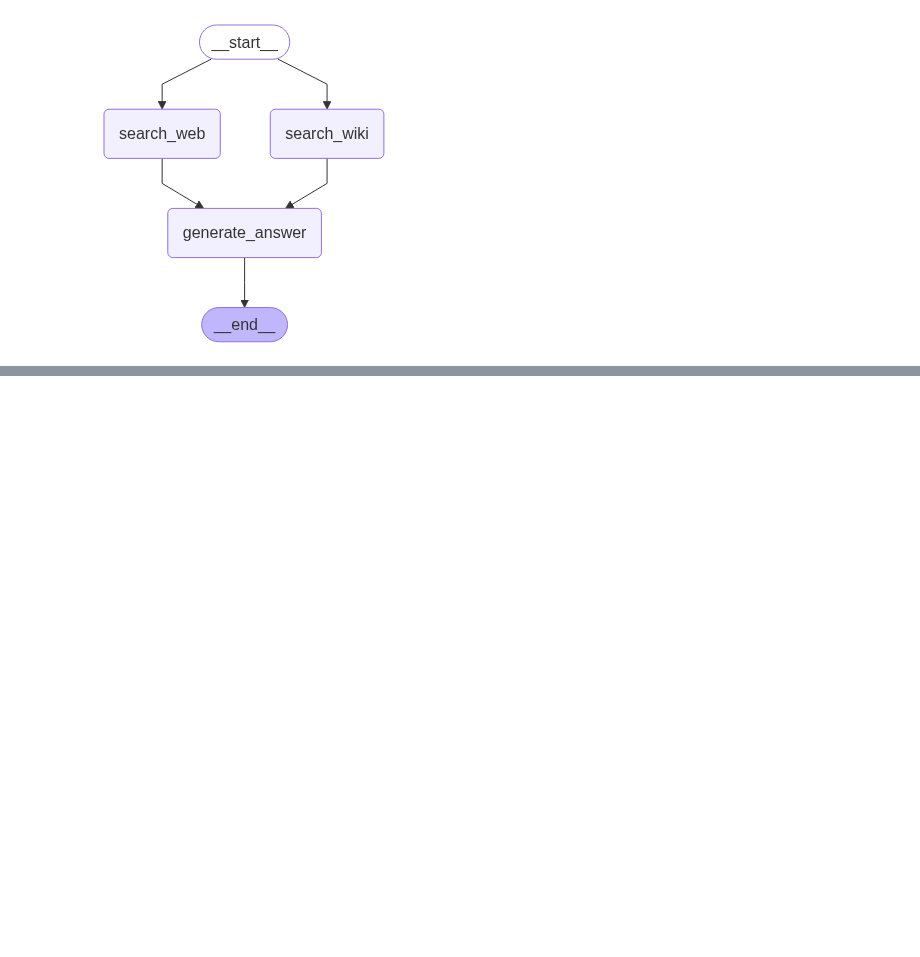
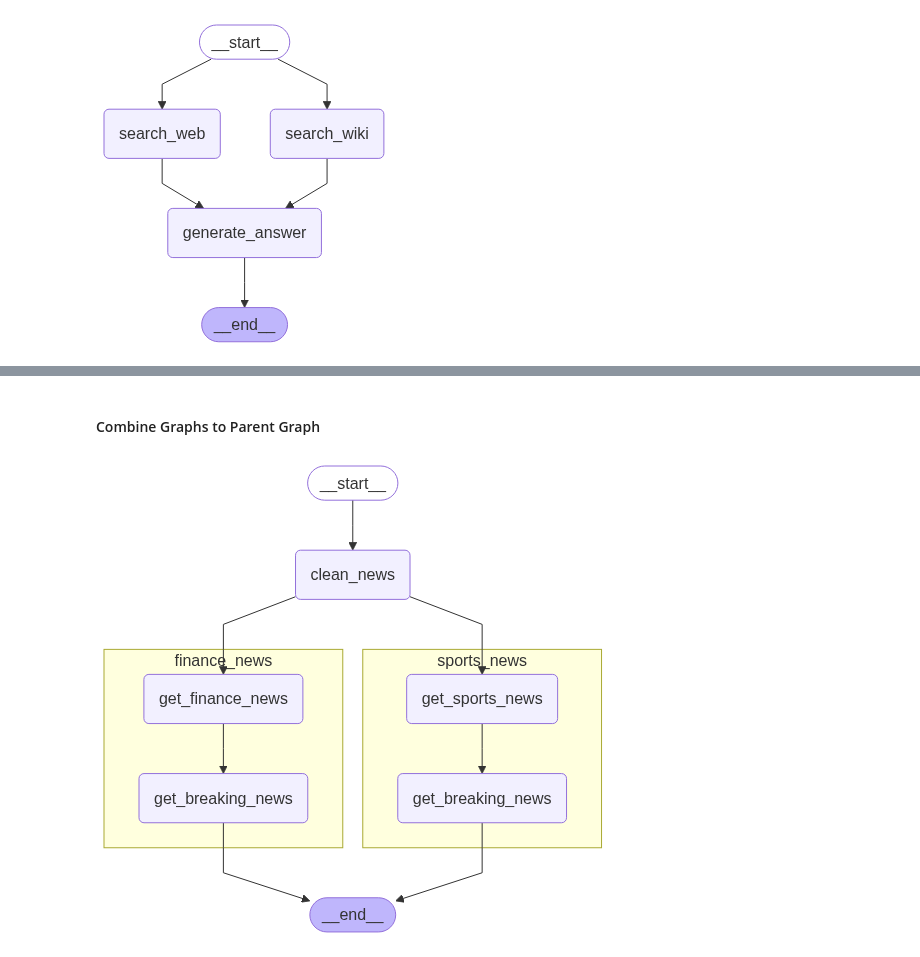
Before and after one commit to balaji-senthil/langgraph, a Jupyter notebook: cookbook/research-agent/controllability-concepts.ipynb, the cells around one changed output, grey strips where cells are left out. Cells and saved outputs as stored; diff of their text form; code cells hidden in the pictures; blank space fills up the shorter version.

```diff
--- a/cookbook/research-agent/controllability-concepts.ipynb
+++ b/cookbook/research-agent/controllability-concepts.ipynb
@@ -314,0 +434,38 @@ As of July 2025, OpenAI has released and updated several models:
+# %% [markdown]
+#### Combine Graphs to Parent Graph
+# %%
+from typing import Annotated
+from operator import add
+class EntryGraphState(TypedDict):
+    raw_news: list[News]
+    cleaned_news: list[News]
+    air_date: datetime # This will only be generated in the FA sub-graph
+    source: str # This will only be generated in the QS sub-graph
+    news:  Annotated[list[News], add] # This will be generated in BOTH sub-graphs
+
+def clean_news(state):
+    # Get logs
+    raw_news = state["raw_news"]
+    # Data cleaning raw_logs -> docs
+    cleaned_news = raw_news
+    return {"cleaned_news": cleaned_news}
+
+entry_builder = StateGraph(EntryGraphState)
+entry_builder.add_node("clean_news", clean_news)
+entry_builder.add_node("sports_news", s_builder.compile())
+entry_builder.add_node("finance_news", f_builder.compile())
+
+entry_builder.add_edge(START, "clean_news")
+entry_builder.add_edge("clean_news", "sports_news")
+entry_builder.add_edge("clean_news", "finance_news")
+entry_builder.add_edge("finance_news", END)
+entry_builder.add_edge("sports_news", END)
+
+graph = entry_builder.compile()
+
+from IPython.display import Image, display
+
+# Setting xray to 1 will show the internal structure of the nested graph
+display(Image(graph.get_graph(xray=1).draw_mermaid_png()))
+# %% [output]
+[figure, added]
```
Also changed, not shown: parts of 14 cells of this notebook.
